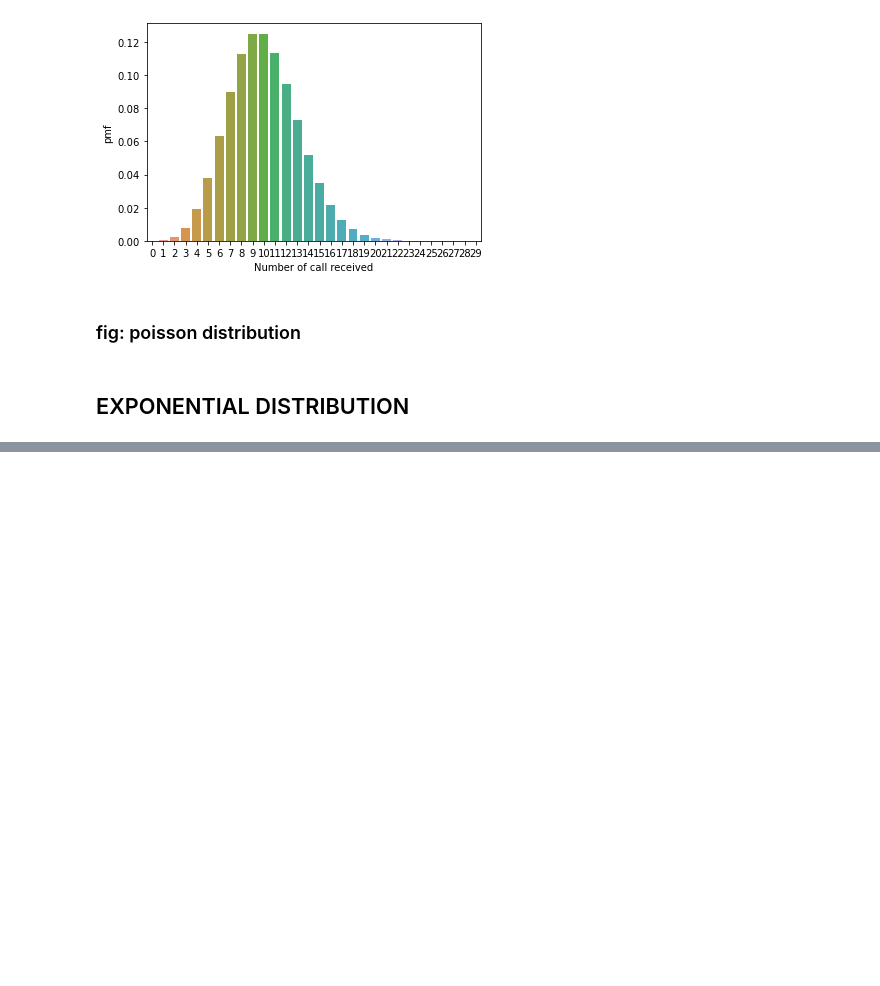
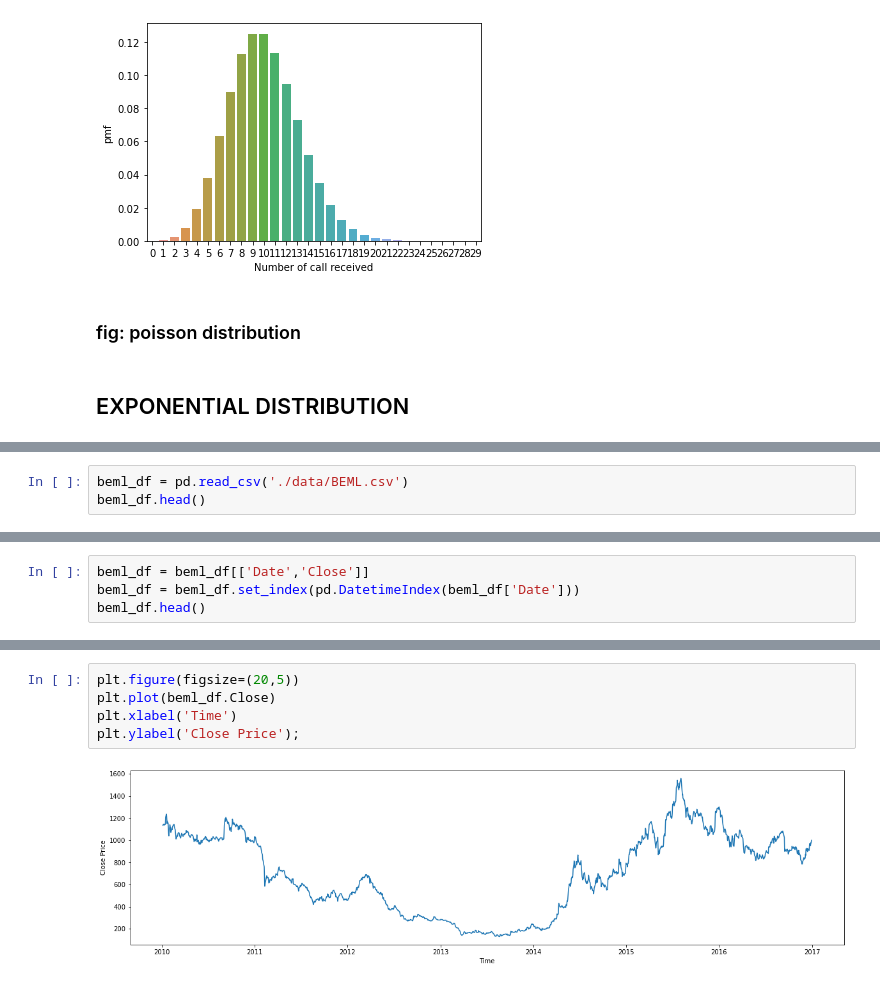
Before and after one commit to PrAsAg/Machine-Learning-using-Python, a Jupyter notebook: ch3-Probability Distributions and Hypothesis Tests.ipynb, the cells around one changed output, grey strips where cells are left out. Drawn from its saved outputs; the diff is of its cells as text; blank space fills up the shorter version.

```diff
--- a/ch3-Probability Distributions and Hypothesis Tests.ipynb
+++ b/ch3-Probability Distributions and Hypothesis Tests.ipynb
@@ -94,0 +138,3 @@ plt.xlabel("Number of call received");
+# %%
+beml_df = pd.read_csv('./data/BEML.csv')
+beml_df.head()
@@ -94,0 +160,4 @@ plt.xlabel("Number of call received");
+# %%
+beml_df = beml_df[['Date','Close']]
+beml_df = beml_df.set_index(pd.DatetimeIndex(beml_df['Date']))
+beml_df.head()
@@ -94,0 +184,7 @@ plt.xlabel("Number of call received");
+# %%
+plt.figure(figsize=(20,5))
+plt.plot(beml_df.Close)
+plt.xlabel('Time')
+plt.ylabel('Close Price');
+# %% [output]
+[figure, added]
```
Also changed, not shown: parts of 28 cells of this notebook.
